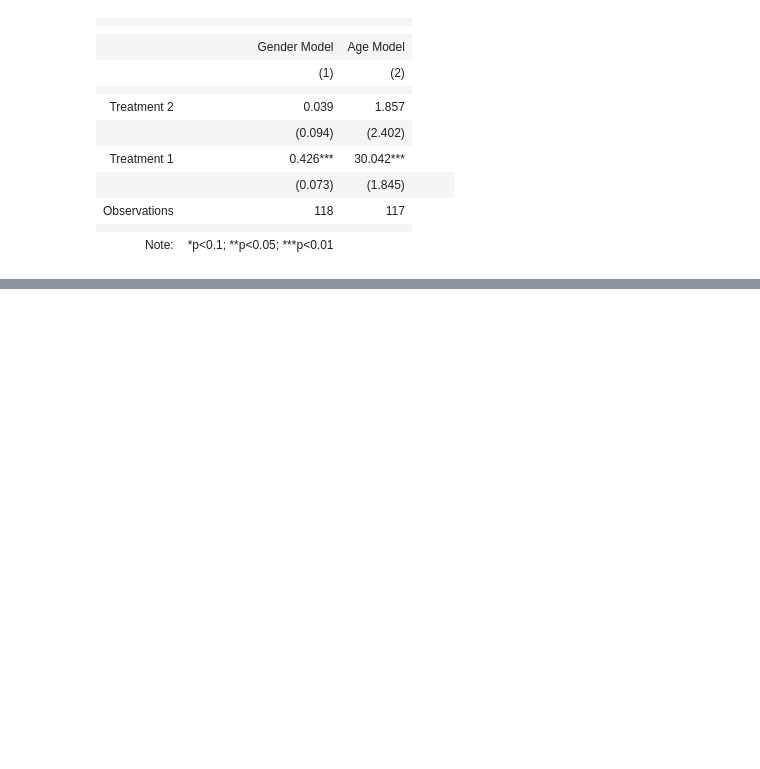
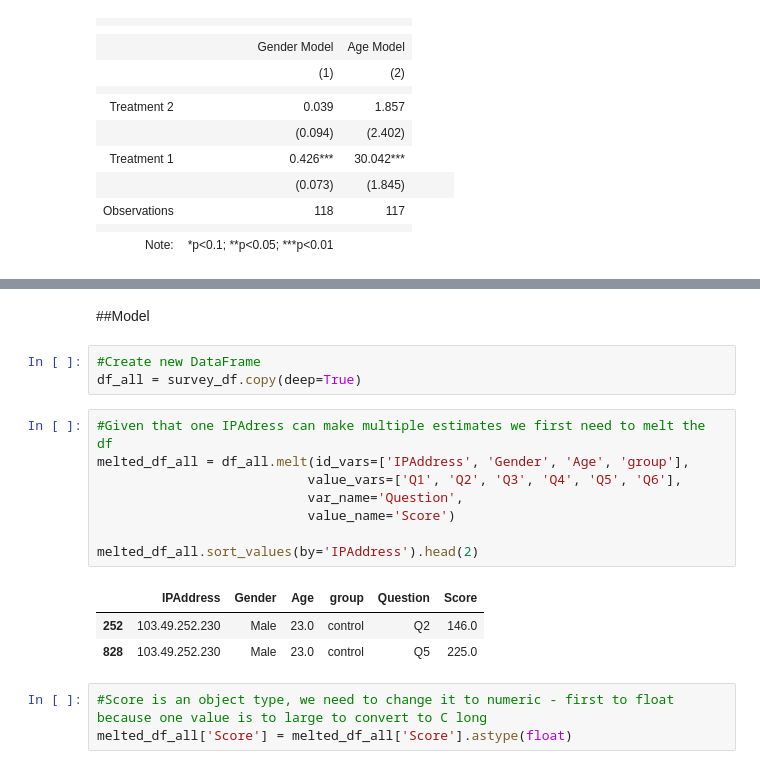
Before and after one commit to ahmedfaridkhan/item-estimation-survey, a Jupyter notebook: BA830_analysis.ipynb, the cells around one changed output, grey strips where cells are left out. Saved outputs shown, nothing was run; the diff lists cells and outputs as text; blank space fills up the shorter version.

```diff
--- a/BA830_analysis.ipynb
+++ b/BA830_analysis.ipynb
@@ -391,0 +367,20 @@ stargazer
+# %% [markdown]
+##Model
+# %%
+#Create new DataFrame
+df_all = survey_df.copy(deep=True)
+# %%
+#Given that one IPAdress can make multiple estimates we first need to melt the df
+melted_df_all = df_all.melt(id_vars=['IPAddress', 'Gender', 'Age', 'group'],
+                           value_vars=['Q1', 'Q2', 'Q3', 'Q4', 'Q5', 'Q6'],
+                           var_name='Question',
+                           value_name='Score')
+
+melted_df_all.sort_values(by='IPAddress').head(2)
+# %% [output]
+|  | IPAddress | Gender | Age | group | Question | Score |
+| 252 | 103.49.252.230 | Male | 23.0 | control | Q2 | 146.0 |
+| 828 | 103.49.252.230 | Male | 23.0 | control | Q5 | 225.0 |
+# %%
+#Score is an object type, we need to change it to numeric - first to float because one value is to large to convert to C long
+melted_df_all['Score'] = melted_df_all['Score'].astype(float)
```
Also changed, not shown: parts of 39 cells of this notebook, 3 other files.
